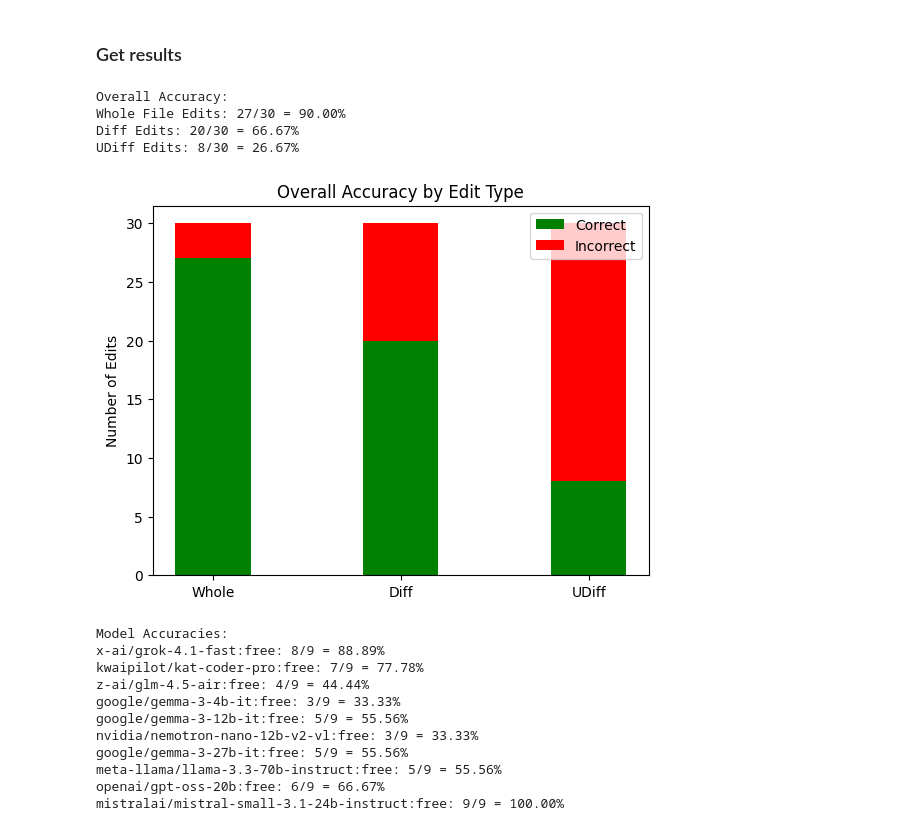
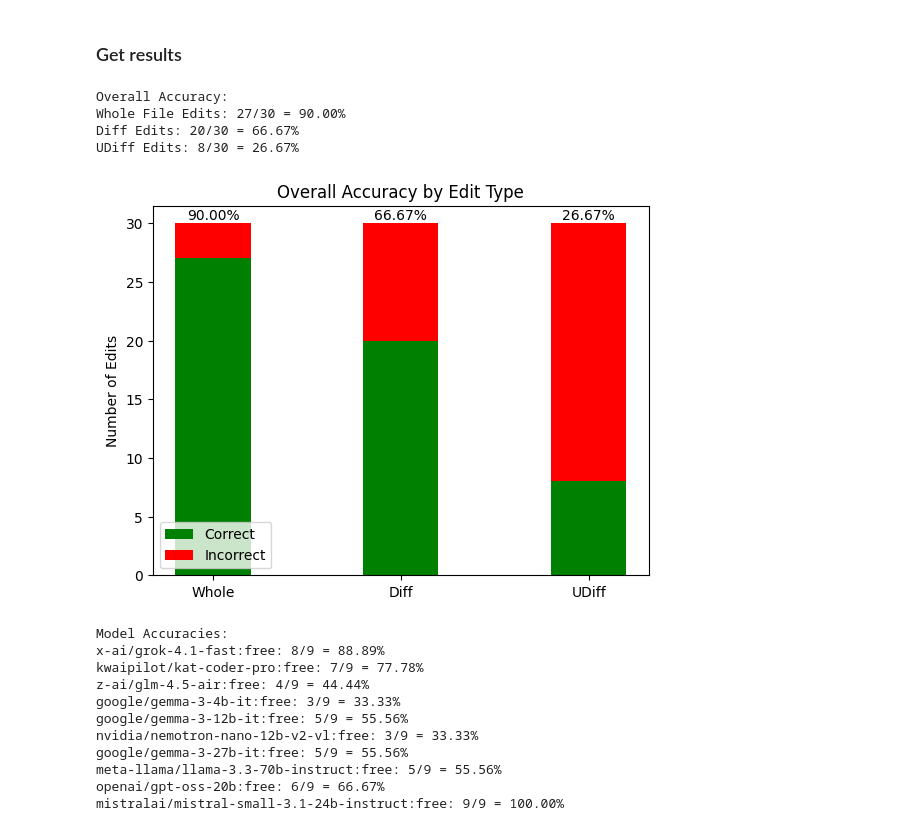
Before and after one commit to pontaberglund/Evaluaute-Code-Edits, a Jupyter notebook: analytics.ipynb, the cells around one changed output. Drawn from its saved outputs; the diff is of its cells as text; code cells hidden in the pictures.

```diff
--- a/analytics.ipynb
+++ b/analytics.ipynb
@@ -18,39 +18,48 @@ with contextlib.redirect_stdout(None): # To avoid seeing print statements from t
     results_diff = parse_and_test_diff()
     results_udiff = parse_and_test_udiff()
 # %%
+
 # Calculate overall accuracies for edit types
 total_whole_correct = results_whole['logic_test_passed'] + results_whole['class_extension_test_passed'] + results_whole['crash_test_passed']
 total_whole_failed = results_whole['logic_test_failed'] + results_whole['class_extension_test_failed'] + results_whole['crash_test_failed']
 
 total_diff_correct = results_diff['logic_test_passed'] + results_diff['class_extension_test_passed'] + results_diff['crash_test_passed']
 total_diff_incorrect = results_diff['logic_test_failed'] + results_diff['class_extension_test_failed'] + results_diff['crash_test_failed']
 
 total_udiff_correct = results_udiff['logic_test_passed'] + results_udiff['class_extension_test_passed'] + results_udiff['crash_test_passed']
 total_udiff_incorrect = results_udiff['logic_test_failed'] + results_udiff['class_extension_test_failed'] + results_udiff['crash_test_failed']
 
 print("Overall Accuracy:")
 print(f"Whole File Edits: {total_whole_correct}/{total_whole_correct + total_whole_failed} = {total_whole_correct / (total_whole_correct + total_whole_failed):.2%}")
 print(f"Diff Edits: {total_diff_correct}/{total_diff_correct + total_diff_incorrect} = {total_diff_correct / (total_diff_correct + total_diff_incorrect):.2%}")
 print(f"UDiff Edits: {total_udiff_correct}/{total_udiff_correct + total_udiff_incorrect} = {total_udiff_correct / (total_udiff_correct + total_udiff_incorrect):.2%}")
 
 # Plot the results
+# Can you aslo add the accuracy percentages on top of the bars?
 labels = ['Whole', 'Diff', 'UDiff']
 correct_counts = [total_whole_correct, total_diff_correct, total_udiff_correct]
 incorrect_counts = [total_whole_failed, total_diff_incorrect, total_udiff_incorrect]
 x = range(len(labels))
 plt.bar(x, correct_counts, width=0.4, label='Correct', color='g', align='center')
 plt.bar(x, incorrect_counts, width=0.4, bottom=correct_counts, label='Incorrect', color='r', align='center')
 plt.xticks(x, labels)
 plt.ylabel('Number of Edits')
 plt.title('Overall Accuracy by Edit Type')
 plt.legend()
+
+# Add accuracy percentages on top of the bars
+for i in range(len(labels)):
+    total = correct_counts[i] + incorrect_counts[i]
+    accuracy = correct_counts[i] / total if total > 0 else 0
+    plt.text(i, total + 0.3, f"{accuracy:.2%}", ha='center')
+
 plt.show()
 # %% [output]
 Overall Accuracy:
 Whole File Edits: 27/30 = 90.00%
 Diff Edits: 20/30 = 66.67%
 UDiff Edits: 8/30 = 26.67%
-[figure, old version]
+[figure, new version]
 # %%
 # Calculate overall accuracies for models
 models = [
```
Also changed, not shown: parts of 1 cell of this notebook.
